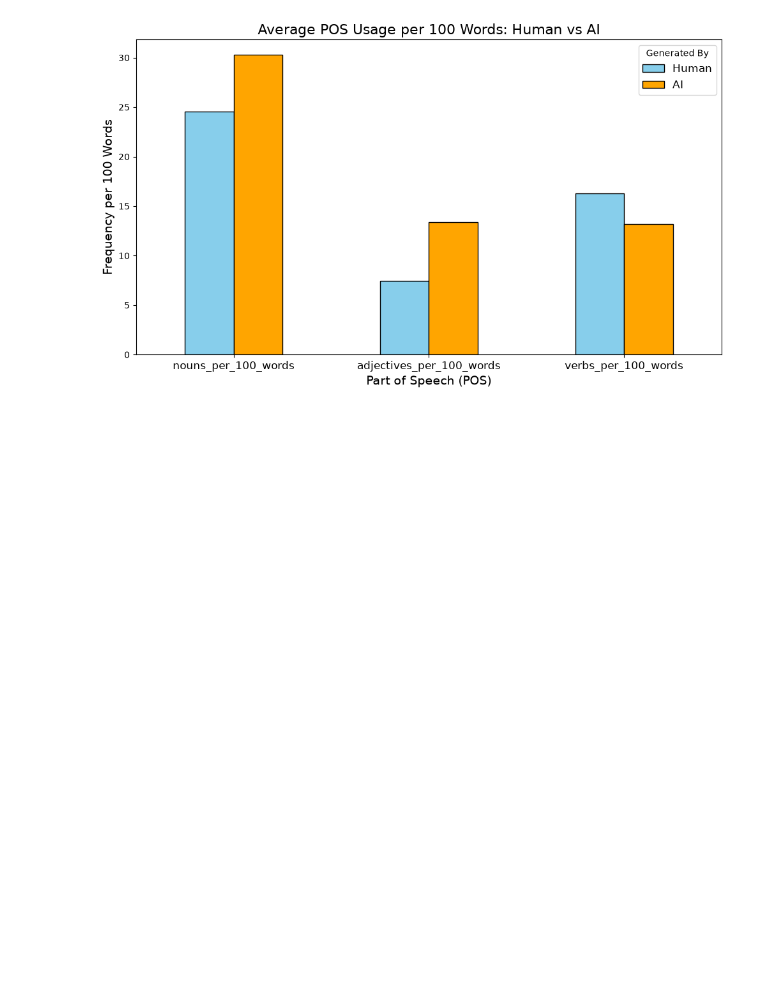
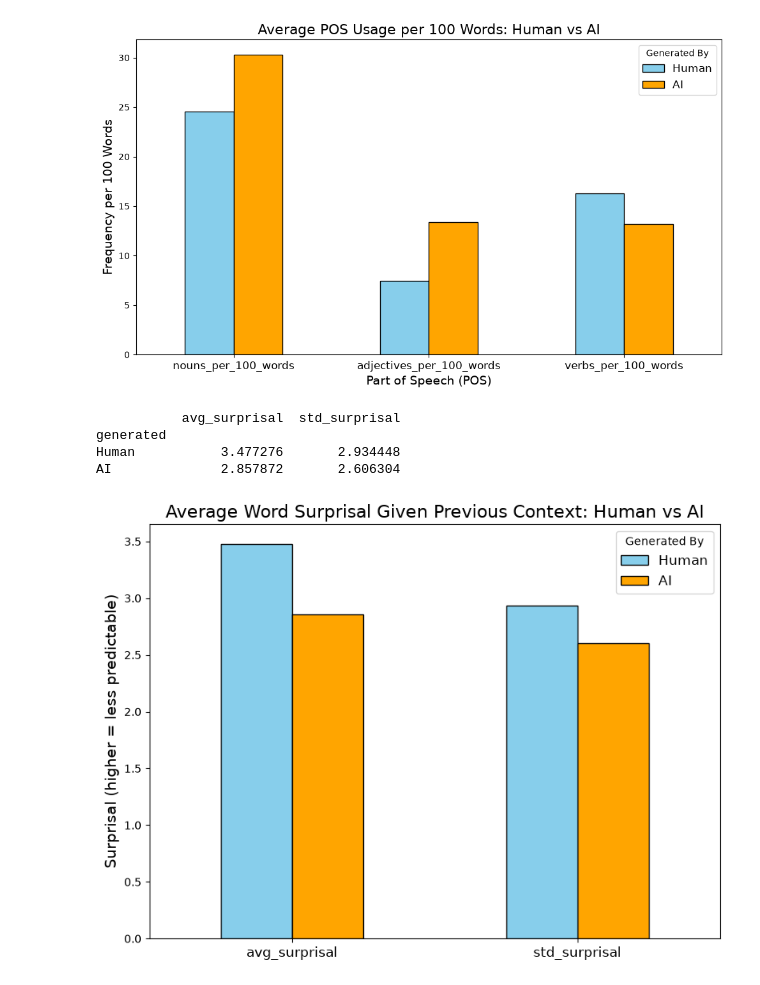
Before and after one commit to mayahkg/AI-vs-Human, a Jupyter notebook: AI vs Human Text/main.ipynb, the cells around one changed output. Saved outputs shown, nothing was run; the diff lists cells and outputs as text; code cells hidden in the pictures; blank space fills up the shorter version.

```diff
--- a/main.ipynb
+++ b/AI vs Human Text/main.ipynb
@@ -204,3 +204,48 @@ generated
 Human                24.571289                  7.414222            16.274298
 AI                   30.310715                 13.375815            13.179453
 [figure]
+# %%
+import torch
+import pandas as pd
+import matplotlib.pyplot as plt
+from transformers import GPT2LMHeadModel, GPT2TokenizerFast
+
+tok = GPT2TokenizerFast.from_pretrained("gpt2")
+model = GPT2LMHeadModel.from_pretrained("gpt2").eval()
+
+# Build the sample here: 50 essays per group (raise this for more)
+df = pd.read_csv("AI_Human.csv")
+sample = df.groupby("generated").head(50).copy()
+
+def surprisal_stats(text, max_tokens=256):
+    ids = tok(text, return_tensors="pt", truncation=True, max_length=max_tokens)["input_ids"]
+    with torch.no_grad():
+        logits = model(ids).logits
+    logprobs = torch.log_softmax(logits[0, :-1], dim=-1)  # predictions for tokens 2..n
+    target = ids[0, 1:]
+    surprisal = -logprobs[torch.arange(len(target)), target]
+    return pd.Series({
+        "avg_surprisal": surprisal.mean().item(),
+        "std_surprisal": surprisal.std().item(),
+    })
+
+sample = sample.join(sample["text"].apply(surprisal_stats))
+
+surprisal_result = sample.groupby("generated")[["avg_surprisal", "std_surprisal"]].mean()
+surprisal_result = surprisal_result.rename(index={0: "Human", 1: "AI"})
+print(surprisal_result)
+
+surprisal_result.T.plot(kind="bar", figsize=(8, 6), color=["skyblue", "orange"], edgecolor="black")
+plt.title("Average Word Surprisal Given Previous Context: Human vs AI", fontsize=16)
+plt.ylabel("Surprisal (higher = less predictable)", fontsize=14)
+plt.xlabel("")
+plt.xticks(rotation=0, fontsize=12)
+plt.legend(title="Generated By", fontsize=12)
+plt.tight_layout()
+plt.show()
+# %% [output]
+           avg_surprisal  std_surprisal
+generated
+Human           3.477276       2.934448
+AI              2.857872       2.606304
+[figure, added]
```
Also changed, not shown: 16 other files.
